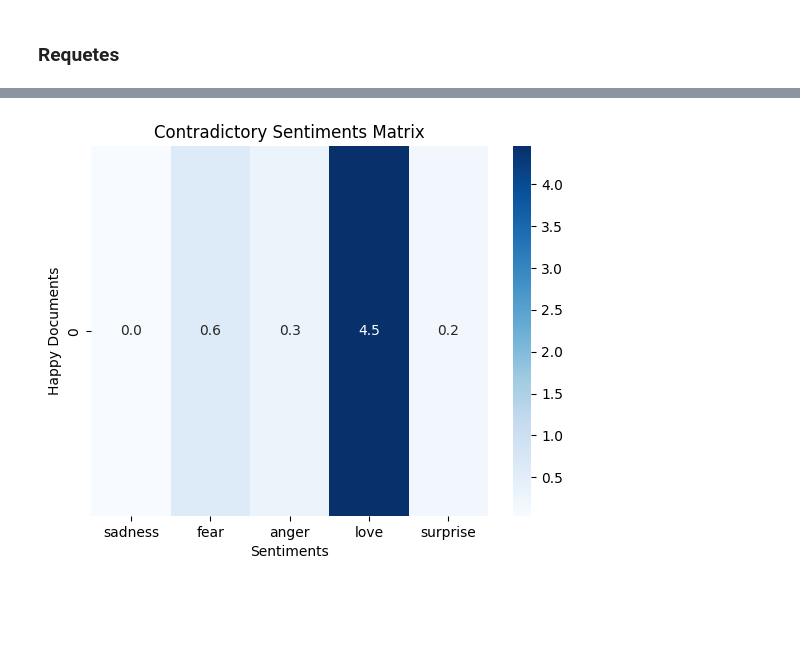
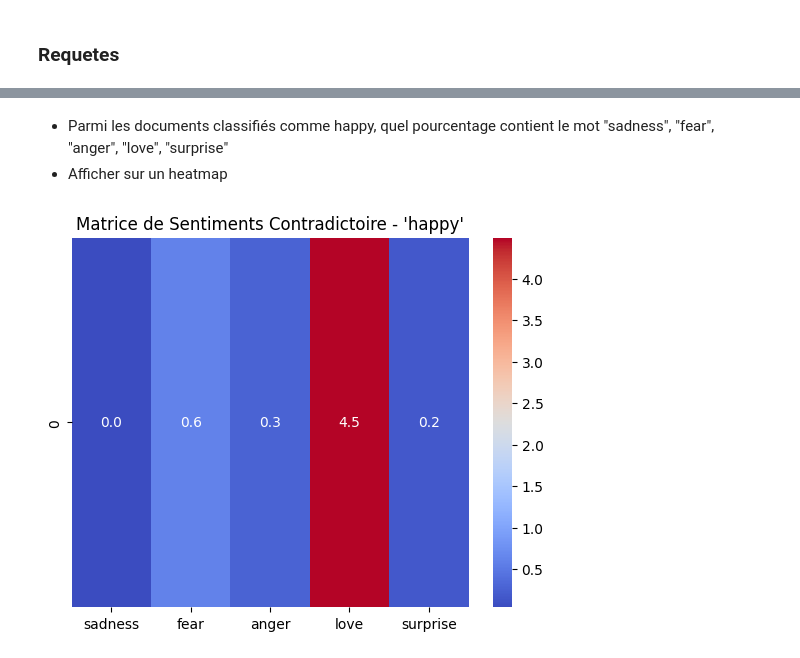
Before and after one commit to ForskyOnly/NLP, a Jupyter notebook: analysis.ipynb, the cells around one changed output, grey strips where cells are left out. Saved outputs shown, nothing was run; the diff lists cells and outputs as text; code cells hidden in the pictures; blank space fills up the shorter version.

```diff
--- a/analysis.ipynb
+++ b/analysis.ipynb
@@ -250,22 +292,14 @@ Accuracy:  0.89
 # %%
-from datetime import datetime
-from faker import Faker
-from elasticsearch import Elasticsearch
-
-
-model = joblib.load('model_tfidf.joblib')
-fake = Faker()
-es = Elasticsearch(hosts=["http://localhost:9200"])
 
 mapping = {
     "mappings": {
         "properties": {
-            "patient_lastname": {"type": "mot_cle"},
-            "patient_firstname": {"type": "mot_cle"},
+            "patient_lastname": {"type": "keyword"},
+            "patient_firstname": {"type": "keyword"},
             "text": {"type": "text", "analyzer": "standard"},
             "date": {"type": "date"},
             "patient_left": {"type": "boolean"},
-            "emotion": {"type": "mot_cle"},
+            "emotion": {"type": "keyword"},
             "confidence": {"type": "float"}
         }
     }
@@ -275,9 +309,12 @@ es.indices.create(index="notes", body=mapping)
 
 csv_df = pd.read_csv('Emotion_final.csv')
 
+patient_names = []
+for _ in range(200):
+    patient_names.append((fake.last_name(), fake.first_name()))
+
 for i in range(csv_df.shape[0]):
-    patient_lastname = fake.last_name()
-    patient_firstname = fake.first_name()
+    patient_lastname, patient_firstname = patient_names[i % 200]
     text = csv_df['Text'].iloc[i]
     date = fake.date_between(start_date='-1y', end_date='today')
     patient_left = fake.boolean()
@@ -298,3 +335,5 @@ for i in range(csv_df.shape[0]):
     }
 
     es.index(index="notes", body=document)
+
+print("La base de données Elasticsearch a été créée avec succès.")
@@ -324,45 +388,45 @@ sentiment_counts.plot(kind='bar', xlabel='Sentiment', ylabel='Count')
+# %% [markdown]
+- Parmi les documents classifiés comme happy, quel pourcentage contient le mot "sadness", "fear", "anger", "love", "surprise"
+- Afficher sur un heatmap
 # %%
 reponse = es.search(
     index="notes",
     body={
         "query": {
-            "match": {
+            "term": {
                 "emotion": "happy"
             }
         },
         "size": 100
     },
     scroll="2m"
 )
 
-# Récupérer l'ID du défilement initial
 scroll_id = reponse["_scroll_id"]
 
 happy_documents = [hit["_source"]["text"] for hit in reponse["hits"]["hits"]]
 
 while len(reponse["hits"]["hits"]) > 0:
     reponse = es.scroll(
         scroll_id=scroll_id,
         scroll="2m"
     )
     happy_documents += [hit["_source"]["text"] for hit in reponse["hits"]["hits"]]
 
 mot_cles = ["sadness", "fear", "anger", "love", "surprise"]
 
 nb_mots_cle = {}
 for mot_cle in mot_cles:
     compte = sum(mot_cle.lower() in document.lower() for document in happy_documents)
     nb_mots_cle[mot_cle] = compte
 
-total_documents = len(happy_documents)
-mot_cle_percentages = {mot_cle: (compte / total_documents) * 100 for mot_cle, compte in nb_mots_cle.items()}
+doc_total = len(happy_documents)
+mot_cle_pourcentage = {mot_cle: (compte / doc_total) * 100 for mot_cle, compte in nb_mots_cle.items()}
 
-data = [[mot_cle_percentages[mot_cle] for mot_cle in mot_cles]]
+data = [[mot_cle_pourcentage[mot_cle] for mot_cle in mot_cles]]
 
-sns.heatmap(data, cmap="Blues", annot=True, fmt=".1f", xticklabels=mot_cles)
-plt.title("Contradictory Sentiments Matrix")
-plt.xlabel("Sentiments")
-plt.ylabel("Happy Documents")
+sns.heatmap(data, cmap="coolwarm", annot=True, fmt=".1f", xticklabels=mot_cles)
+plt.title("Matrice de Sentiments Contradictoire - 'happy'")
 plt.show()
 # %% [output]
-[figure, old version]
+[figure, new version]
```
Also changed, not shown: parts of 19 cells of this notebook, 1 other file.
